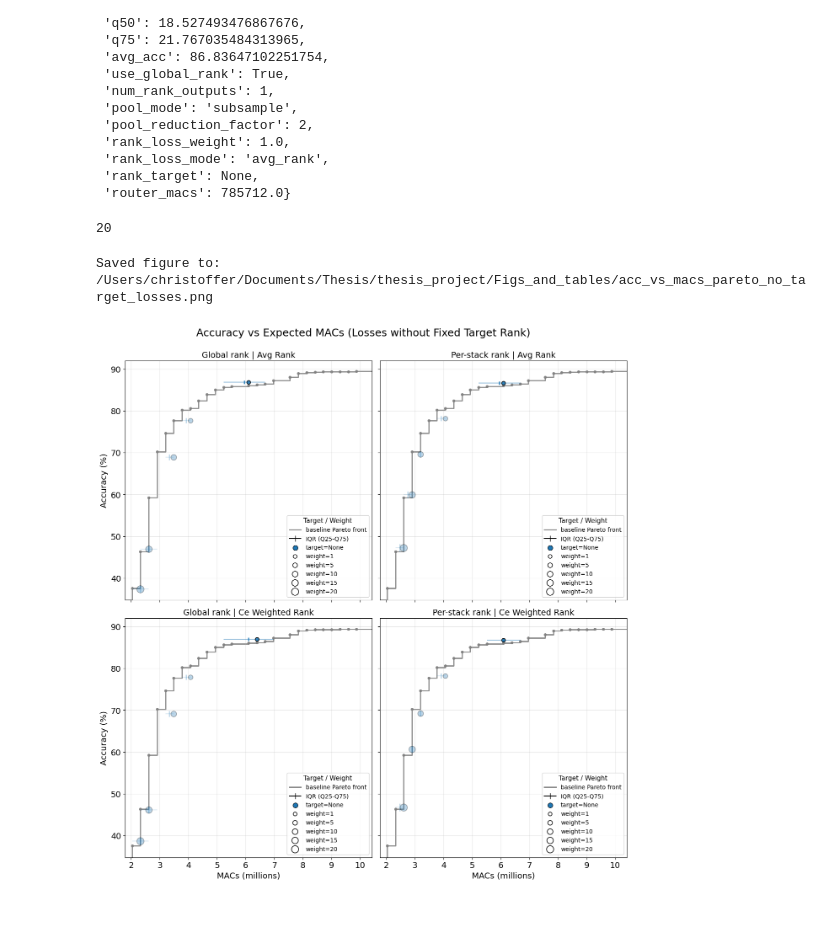
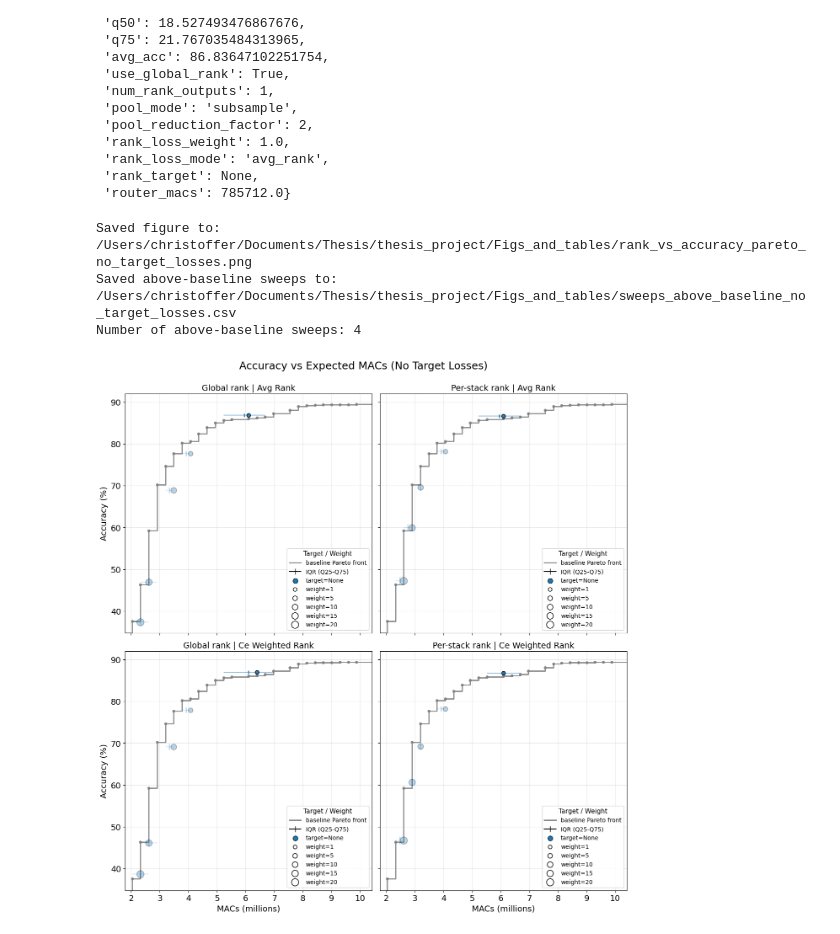
Before and after one commit to c-wejendorp/thesis, a Jupyter notebook: scripts/keyword_spotting/dynamic_model_viz.ipynb, the cells around one changed output. Drawn from its saved outputs; the diff is of its cells as text; code cells hidden in the pictures.

Commit message:
also saving above pareto sweeps

```diff
--- a/scripts/keyword_spotting/dynamic_model_viz.ipynb
+++ b/scripts/keyword_spotting/dynamic_model_viz.ipynb
@@ -568,6 +568,7 @@ def plot_rank_vs_acc_by_mode(
         q75_value = _rank_to_x(q75_value)
 
         processed_results.append({
+            "experiment_folder": result.get("experiment_folder"),
             "rank_loss_mode": result["rank_loss_mode"],
             "num_rank_outputs": result["num_rank_outputs"],
             "x_value": x_value,
@@ -577,6 +578,16 @@ def plot_rank_vs_acc_by_mode(
             "rank_target": result["rank_target"],
             "rank_loss_weight": result["rank_loss_weight"],
         })
+
+    # Keep sweeps that are on/above the baseline Pareto front
+    above_baseline_sweeps = []
+    for r in processed_results:
+        baseline_acc = _base_front_acc_at(r["x_value"])
+        if r["avg_acc"] >= baseline_acc:
+            out = dict(r)
+            out["baseline_acc"] = baseline_acc
+            out["acc_minus_baseline"] = r["avg_acc"] - baseline_acc
+            above_baseline_sweeps.append(out)
 
     # Y-limits should depend only on what is visible in the chosen x-window,
     # while still plotting all data
@@ -737,9 +748,9 @@ def plot_rank_vs_acc_by_mode(
             )
 
     if plot_title is not None:
-        fig.suptitle(plot_title, fontsize=18, y=0.920)
+        fig.suptitle(plot_title, fontsize=18, y=0.900)
         plt.tight_layout(rect=[0, 0, 1, 0.92])
     else:
         plt.tight_layout(rect=[0, 0, 1, 0.94])
-    return fig
+    return fig, pd.DataFrame(above_baseline_sweeps)
 # %%
@@ -776,33 +1082,37 @@ sweeps_for_plotting_2 = filter_sweep_results(
     pool_modes = ['subsample'],
     pool_reduction_factors = [2]
 )
-# %%
-len(sweeps_for_plotting_2)
-# %% [output]
-20
 # %%
 # Example usage + save figure (high DPI)
 output_dir = Path("/Users/christoffer/Documents/Thesis/thesis_project/Figs_and_tables")
 output_dir.mkdir(parents=True, exist_ok=True)
 
-fig = plot_rank_vs_acc_by_mode(
+fig, above_baseline_sweeps = plot_rank_vs_acc_by_mode(
     sweeps_for_plotting_2,
     include_router_overhead=True,
     x_axis='macs',
     base_pareto_alpha=0.9,
     x_axis_cut_off_ranks=(7, 35),
-    plot_title='Accuracy vs Expected MACs (Losses without Fixed Target Rank)',
+    plot_title='Accuracy vs Expected MACs (No Target Losses)',
     alpha_above_pareto=0.9,
     alpha_below_pareto=0.3,
 
  )
 
-save_path = output_dir / "acc_vs_macs_pareto_no_target_losses.png"
+save_path = output_dir / "rank_vs_accuracy_pareto_no_target_losses.png"
 fig.savefig(save_path, dpi=500, bbox_inches='tight')
+
+sweeps_path = output_dir / "sweeps_above_baseline_no_target_losses.csv"
+above_baseline_sweeps.to_csv(sweeps_path, index=False)
+
 print(f"Saved figure to: {save_path}")
+print(f"Saved above-baseline sweeps to: {sweeps_path}")
+print(f"Number of above-baseline sweeps: {len(above_baseline_sweeps)}")
 # %% [output]
-Saved figure to: /Users/christoffer/Documents/Thesis/thesis_project/Figs_and_tables/acc_vs_macs_pareto_no_target_losses.png
+Saved figure to: /Users/christoffer/Documents/Thesis/thesis_project/Figs_and_tables/rank_vs_accuracy_pareto_no_target_losses.png
+Saved above-baseline sweeps to: /Users/christoffer/Documents/Thesis/thesis_project/Figs_and_tables/sweeps_above_baseline_no_target_losses.csv
+Number of above-baseline sweeps: 4
-[figure, old version]
+[figure, new version]
 # %%
 sweeps_for_plotting_3 = filter_sweep_results(
     all_sweep_results,
```
Also changed, not shown: parts of 3 cells of this notebook.
